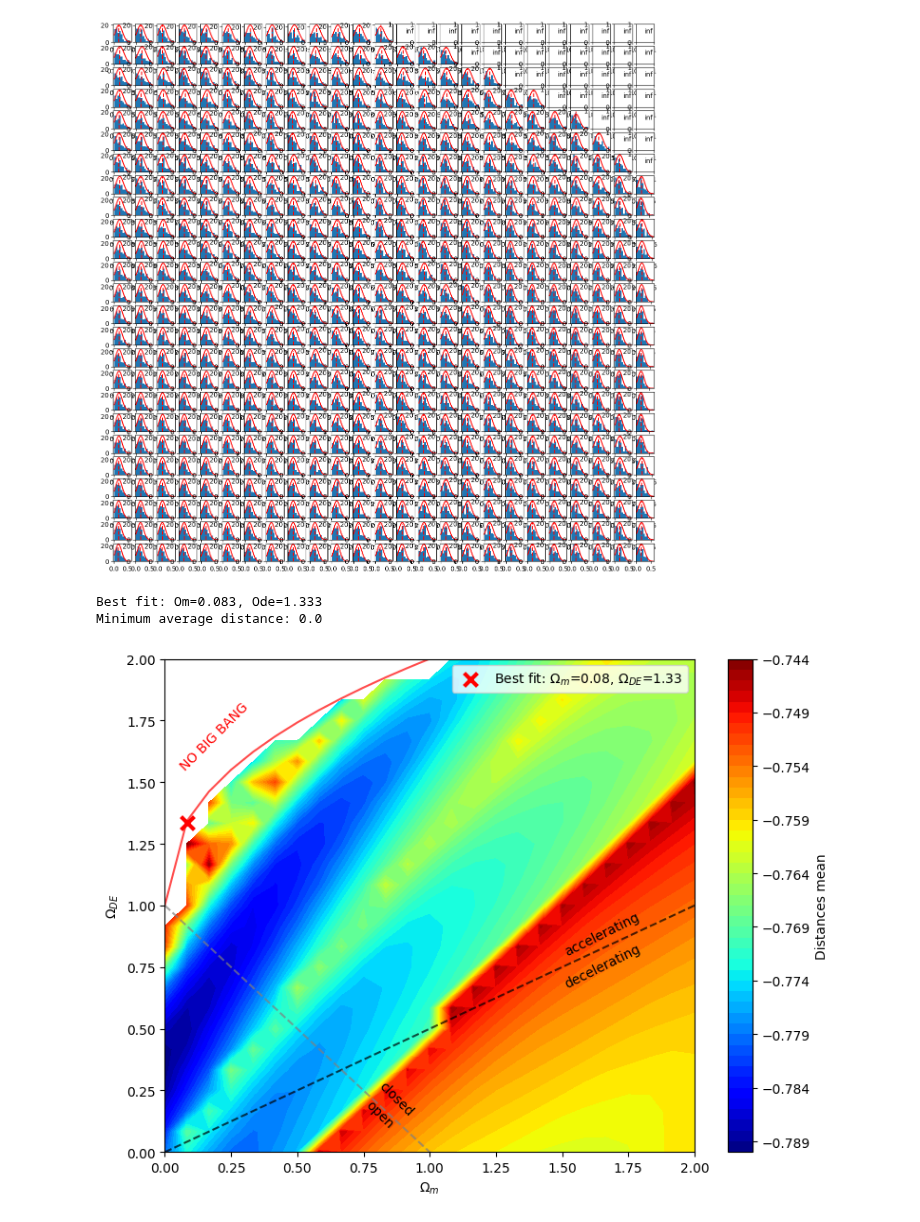
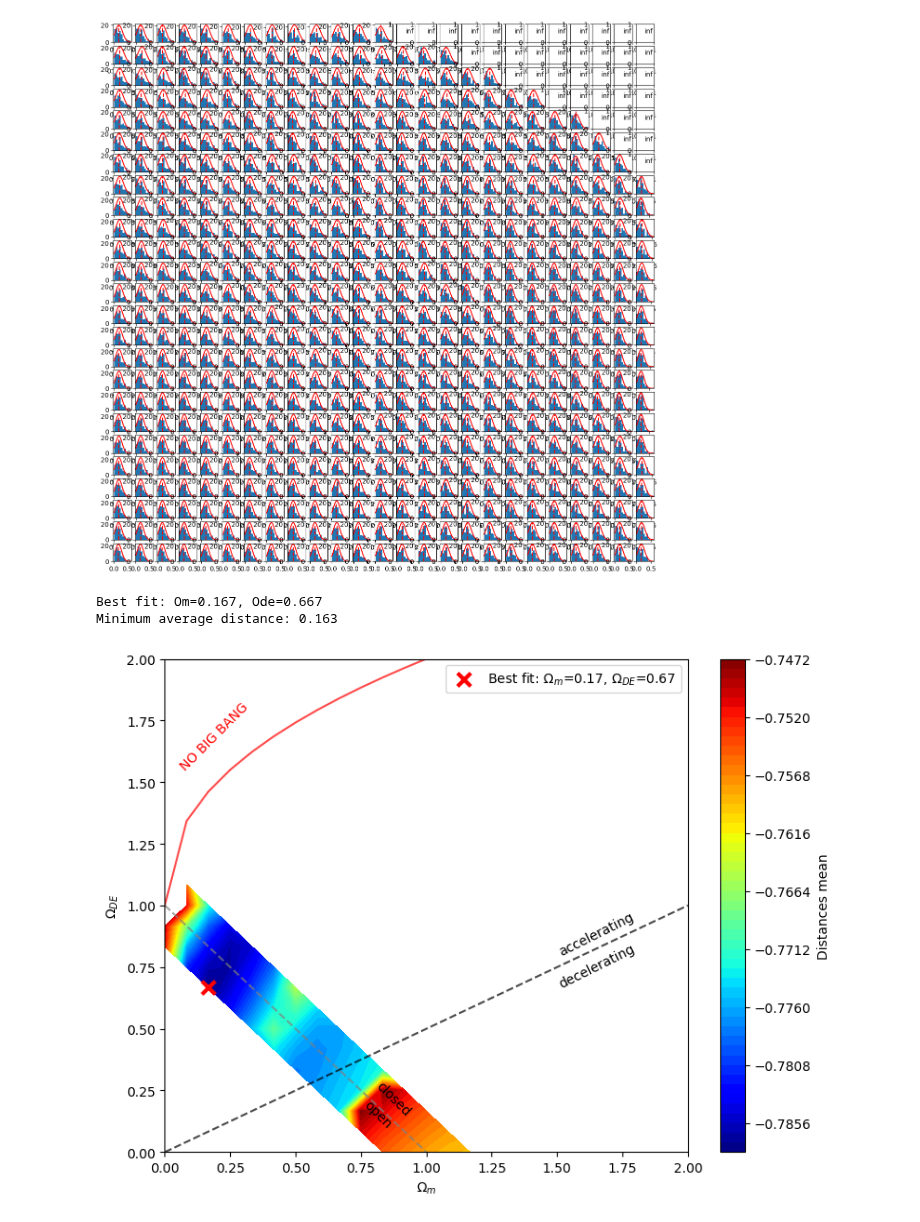
Before and after one commit to joanalnu/OAB-INAF, a Jupyter notebook: Epeak_Eiso_cosmology.ipynb, the cells around one changed output. Saved outputs shown, nothing was run; the diff lists cells and outputs as text; code cells hidden in the pictures.

```diff
--- a/Epeak_Eiso_cosmology.ipynb
+++ b/Epeak_Eiso_cosmology.ipynb
@@ -266,54 +266,58 @@ for i in range(len(Om)):
 [figure]
 # %%
 # now let's plot the (Om, Ode)mean surface
+def create_mask(data, flat=True):
+    # Create a proper mask for unphysical regions
+    # instead of a simple mask, the proper mask ensures that values aren't marked as NaN or 0, important for the argmin results
+    mask = np.zeros_like(means, dtype=bool)
+    for i in range(len(Om)):
+        for j in range(len(Ode)):
+            if (Om[i]+Ode[j]>1.2 or # approx flat-universe region
+                    Om[i]+Ode[j]<0.8):
+                mask[i,j]=flat
+            if (Ode[j] >= Om[i]** (1/2.32) + 1.0 or # approx no big bang area
+                    not np.isfinite(means[i, j])):
+                mask[i,j]=True
 
-# Create a proper mask for unphysical regions
-# instead of a simple mask, the proper mask ensures that values aren't marked as NaN or 0, important for the argmin results
-mask = np.zeros_like(means, dtype=bool)
-for i in range(len(Om)):
-    for j in range(len(Ode)):
-        if (#Om[i]+Ode[j]>1.2 or # approx flat-universe region
-                #Om[i]+Ode[j]<0.8 or
-                Ode[j] >= Om[i]** (1/2.32) + 1.0 or # approx no big bang area
-                not np.isfinite(means[i, j])):
-            mask[i,j]=True
+    return np.ma.masked_where(mask,data)
 
-masked_means = np.ma.masked_where(mask, means)
+def add_constraint_lines(plt):
+    plt.plot(Om, 0.5*Om, linestyle='--', color='black', alpha=0.7)
+    plt.annotate('accelerating', (1.5,0.80), rotation=26.35)
+    plt.annotate('decelerating', (1.5,0.67), rotation=26.35)
 
-best_fit = np.argmin(masked_means)
-Om_index, Ode_index = np.unravel_index(best_fit, masked_means.shape)
+    plt.plot(Om, Om**(1/2.32)+1, c='r', alpha=0.7)
+    plt.annotate('NO BIG BANG', (0.05,1.55), rotation=45, color='red')
+
+    plt.plot(Om, 1-Om, linestyle='--', color='gray', alpha=0.7)
+    plt.annotate('open', (0.75,0.1), rotation=-45)
+    plt.annotate('closed', (0.8,0.15), rotation=-45)
+    return 0
+
+
+masked_means = create_mask(means)
+
+Om_index, Ode_index = np.unravel_index(np.argmin(masked_means), masked_means.shape)
 Om_fit, Ode_fit = Om[Om_index], Ode[Ode_index]
 
 print(f'Best fit: Om={Om_fit:.3f}, Ode={Ode_fit:.3f}')
 print(f'Minimum average distance: {masked_means[Om_index,Ode_index]:.3}')
 
 
 # Plot
 plt.figure(figsize=(8, 6))
 im = plt.contourf(Om, Ode, np.log10(masked_means.T), cmap='jet', levels=50)
 plt.colorbar(im, label='Distances mean')
 plt.scatter(Om_fit, Ode_fit, c='red', marker='x', s=100, linewidth=3, label=fr'Best fit: $\Omega_m$={Om_fit:.2f}, $\Omega_{'{DE}'}$={Ode_fit:.2f}')
 
+add_constraint_lines(plt.gca())
 plt.xlabel(r'$\Omega_m$')
 plt.ylabel(r'$\Omega_{DE}$')
-
-# Add constraint lines
-plt.plot(Om, 0.5*Om, linestyle='--', color='black', alpha=0.7)
-plt.annotate('accelerating', (1.5,0.80), rotation=26.35)
-plt.annotate('decelerating', (1.5,0.67), rotation=26.35)
-
-plt.plot(Om, Om**(1/2.32)+1, c='r', alpha=0.7)
-plt.annotate('NO BIG BANG', (0.05,1.55), rotation=45, color='red')
-
-plt.plot(Om, 1-Om, linestyle='--', color='gray', alpha=0.7)
-plt.annotate('open', (0.75,0.1), rotation=-45)
-plt.annotate('closed', (0.8,0.15), rotation=-45)
-
 plt.legend()
 plt.xlim(0.0,2.0)
 plt.ylim(0.0,2.0)
 plt.tight_layout()
 # %% [output]
-Best fit: Om=0.083, Ode=1.333
-Minimum average distance: 0.0
+Best fit: Om=0.167, Ode=0.667
+Minimum average distance: 0.163
-[figure, old version]
+[figure, new version]
```
Also changed, not shown: parts of 2 cells of this notebook.
